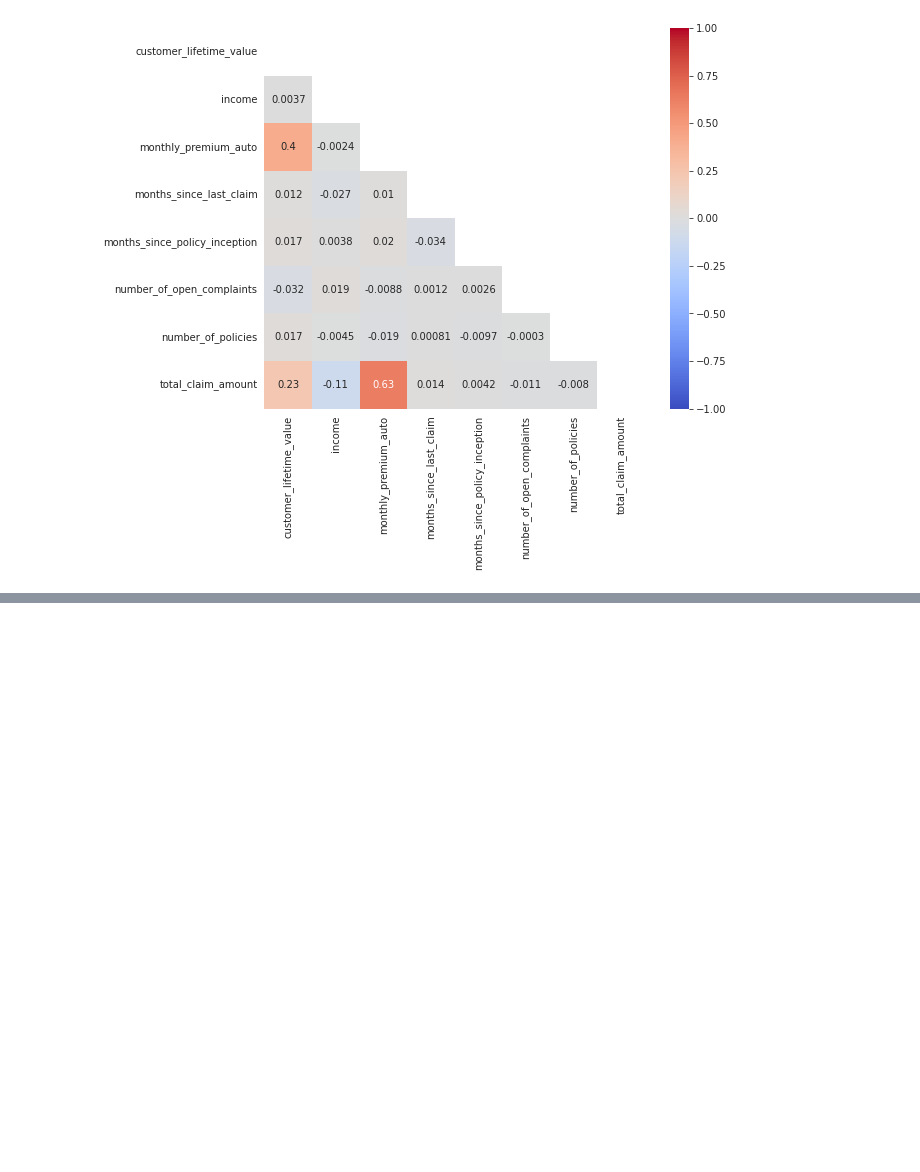
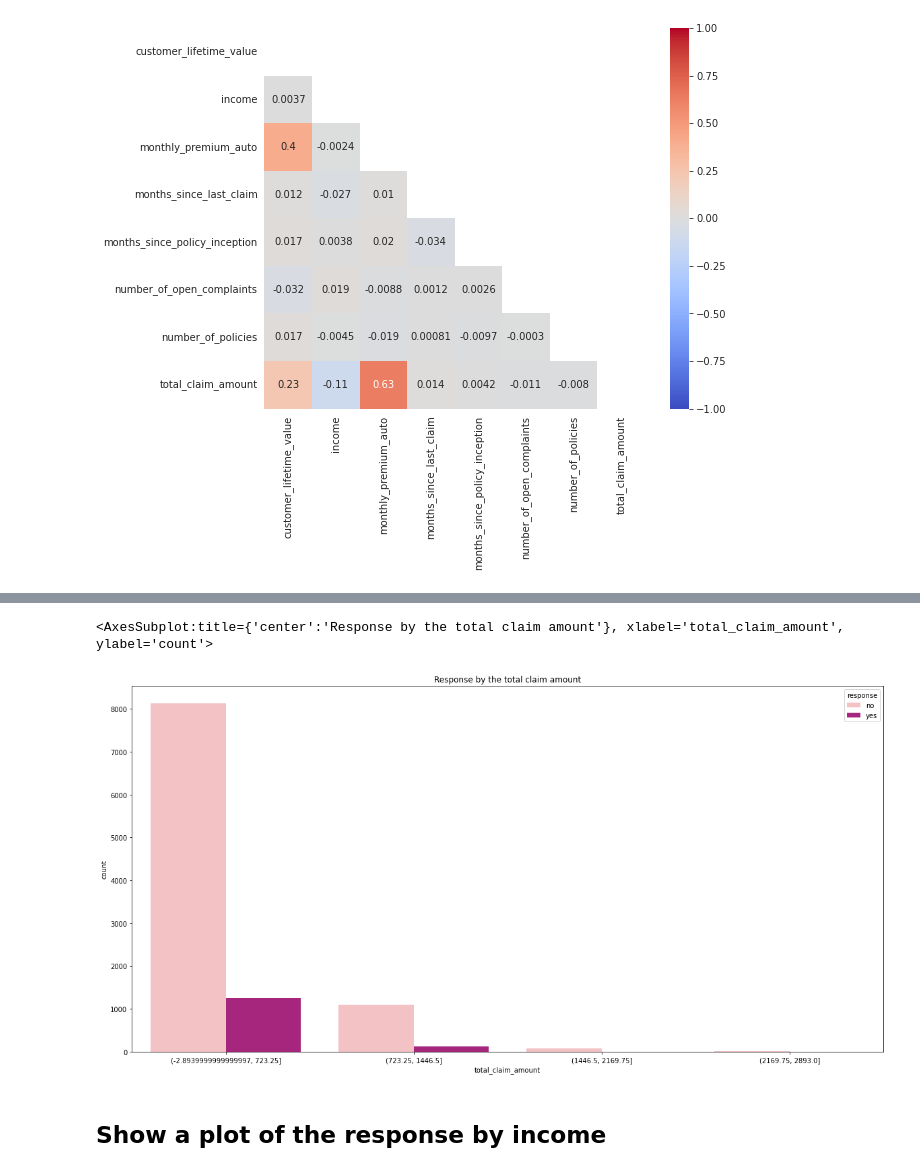
Before and after one commit to Iryna-Nesterenko/EDA_project, a Jupyter notebook: EDA.ipynb, the cells around one changed output, grey strips where cells are left out. Cells and saved outputs as stored; diff of their text form; code cells hidden in the pictures; blank space fills up the shorter version.

```diff
--- a/EDA.ipynb
+++ b/EDA.ipynb
@@ -148,0 +210,4 @@ with sns.axes_style("white"):
+# %%
+new1_df = pd.DataFrame(df["response"])
+# %%
+new1_df["total_claim_amount"] = df["total_claim_amount"]
@@ -148,0 +230,4 @@ with sns.axes_style("white"):
+# %%
+claims_grouped = pd.cut(new1_df["total_claim_amount"], bins=4, include_lowest=True)
+# %%
+claims = new1_df.groupby(['response', claims_grouped])["total_claim_amount"].count().rename("count").reset_index()
@@ -148,0 +246,18 @@ with sns.axes_style("white"):
+# %%
+# Start with the usual matplotlib subplots() function
+fig2, ax2 = plt.subplots(figsize=(20, 10))
+
+# set the title using: set_title()
+ax2.set_title("Response by the total claim amount")
+
+# choose color palette
+sns.set_palette('RdPu')
+
+# uses seaborn barplot(x, y, hue = , palette = ) function
+palette_claims = {"yes": "C4", "no": "C1"}
+sns.barplot(x = claims["total_claim_amount"], y = claims['count'], hue = claims['response'], palette= palette_claims)
+# %% [output]
+<AxesSubplot:title={'center':'Response by the total claim amount'}, xlabel='total_claim_amount', ylabel='count'>
+[figure, added]
+# %% [markdown]
+## Show a plot of the response by income
```
Also changed, not shown: parts of 25 cells of this notebook.
